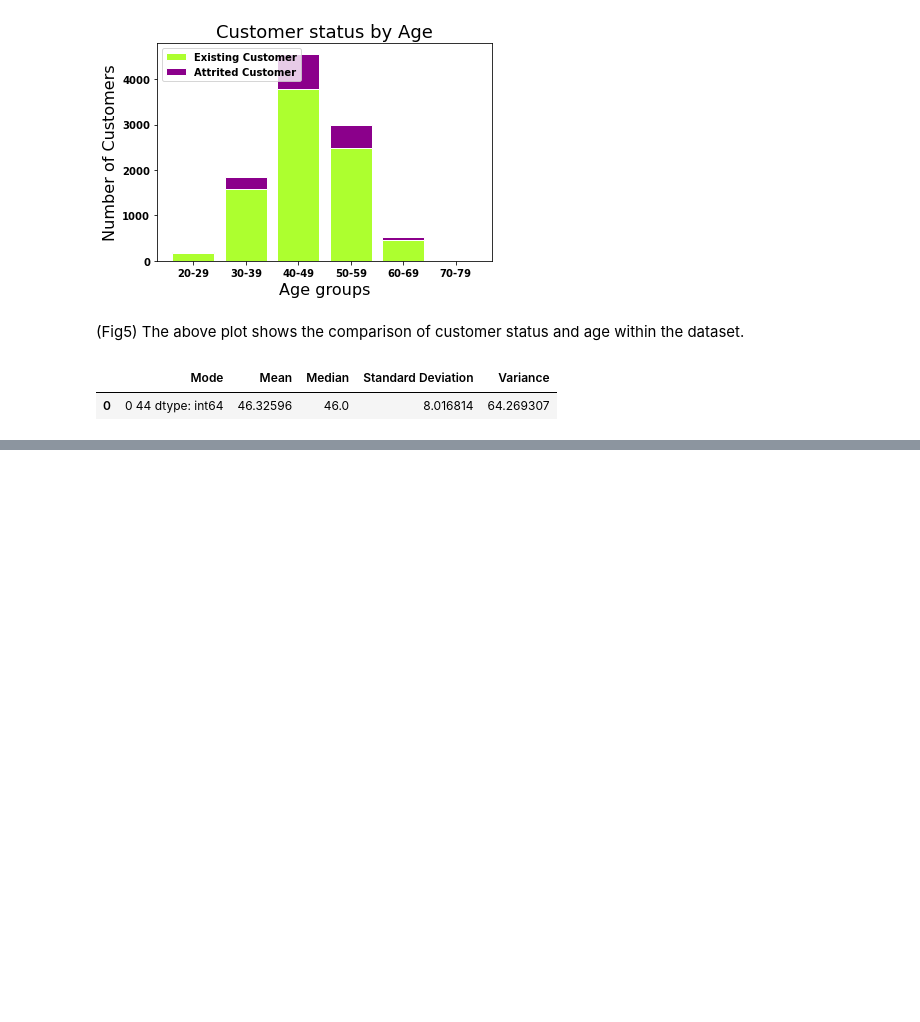
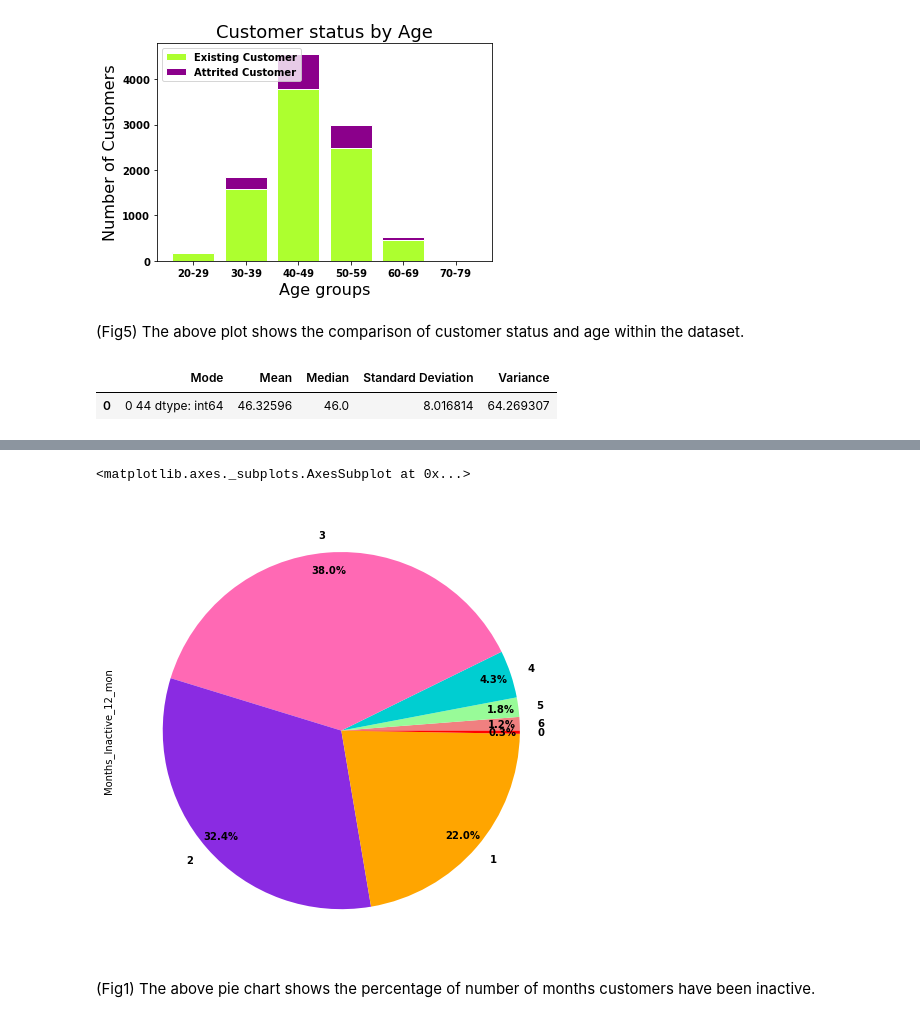
Before and after one commit to Emziicles/Project1-CreditCard, a Jupyter notebook: Project 1 - Emma Second attempt.ipynb, the cells around one changed output, grey strips where cells are left out. Cells and saved outputs as stored; diff of their text form; code cells hidden in the pictures; blank space fills up the shorter version.

```diff
--- a/Project 1 - Emma Second attempt.ipynb
+++ b/Project 1 - Emma Second attempt.ipynb
@@ -227,0 +230,9 @@ age_stats
+# %%
+# months_inactive_12_mon indicates the number of months inactive in the last 12 months.
+
+# identifying the columns required to answer this question
+Q3_columns = ["Months_Inactive_12_mon", "Months_on_book", "Attrition_Flag"]
+# establishing the dateset by adding the columns we need
+q3_df = bank_data[Q3_columns]
+# visualising the dataset
+q3_df
@@ -227,0 +253,9 @@ age_stats
+# %%
+inactive_df = q3_df["Months_Inactive_12_mon"].value_counts().sort_index(ascending=False)
+
+inactive_df.plot(kind="pie", y="Months_Inactive_12_mon", autopct="%1.1f%%", colors = ["lightcoral", "palegreen", "darkturquoise", "hotpink", "blueviolet", "orange", "red"], figsize=(8,10), pctdistance=0.9)
+# %% [output]
+<matplotlib.axes._subplots.AxesSubplot at 0x...>
+[figure, added]
+# %% [markdown]
+(Fig1) The above pie chart shows the percentage of number of months customers have been inactive.
```
Also changed, not shown: parts of 12 cells of this notebook.
